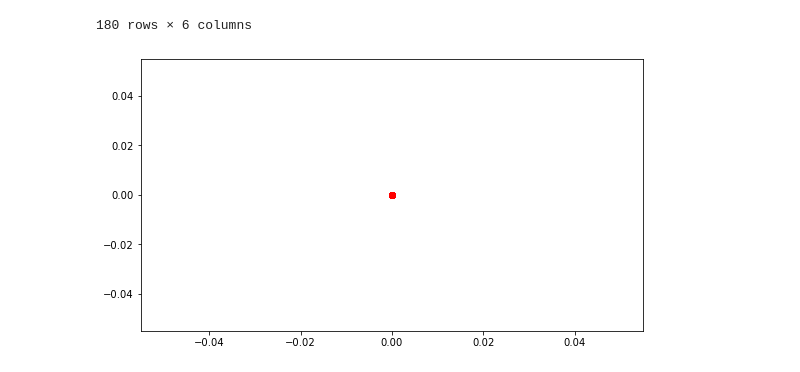
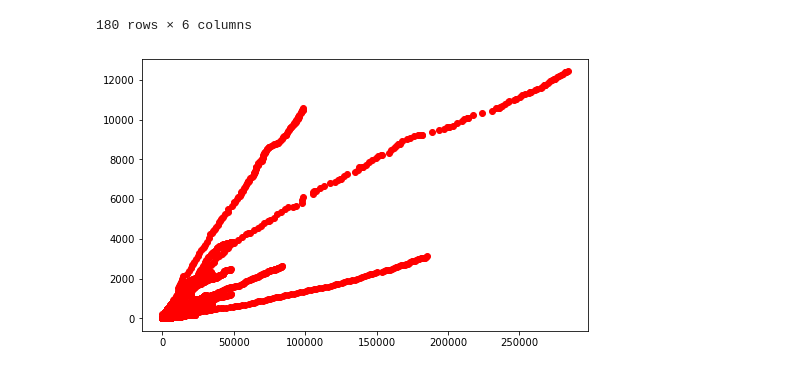
Before and after one commit to PeterHu0803/mba, a Jupyter notebook: MSDA/数据探索_新冠数据_胡浏涛.ipynb, the cells around one changed output. Drawn from its saved outputs; the diff is of its cells as text; code cells hidden in the pictures.

```diff
--- a/MSDA/数据探索_新冠数据_胡浏涛.ipynb
+++ b/MSDA/数据探索_新冠数据_胡浏涛.ipynb
@@ -49,8 +42,8 @@ import numpy as np
 
 %matplotlib inline
 # %%
-plt.figure(num=3, figsize=(9,5))
-plt.scatter(df['cases'][:100], df['deaths'][:100], c='r' )
+plt.figure(num = 4, figsize=(8,5))
+plt.scatter(df['cases'],df['deaths'], c='r' )
 plt.show()
 # %% [output]
-[figure, old version]
+[figure, new version]
```
Also changed, not shown: parts of 2 cells of this notebook, 8 other files.
